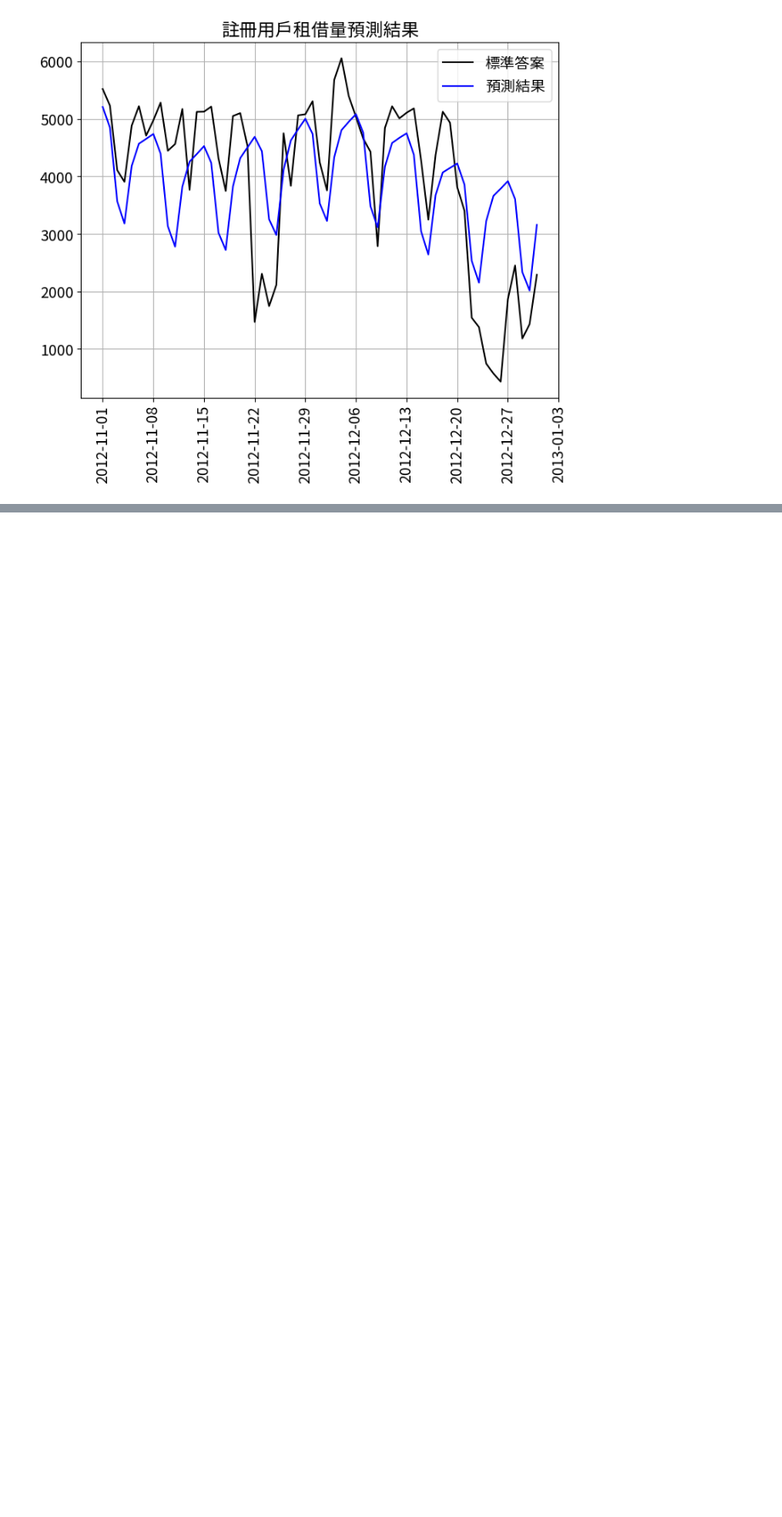
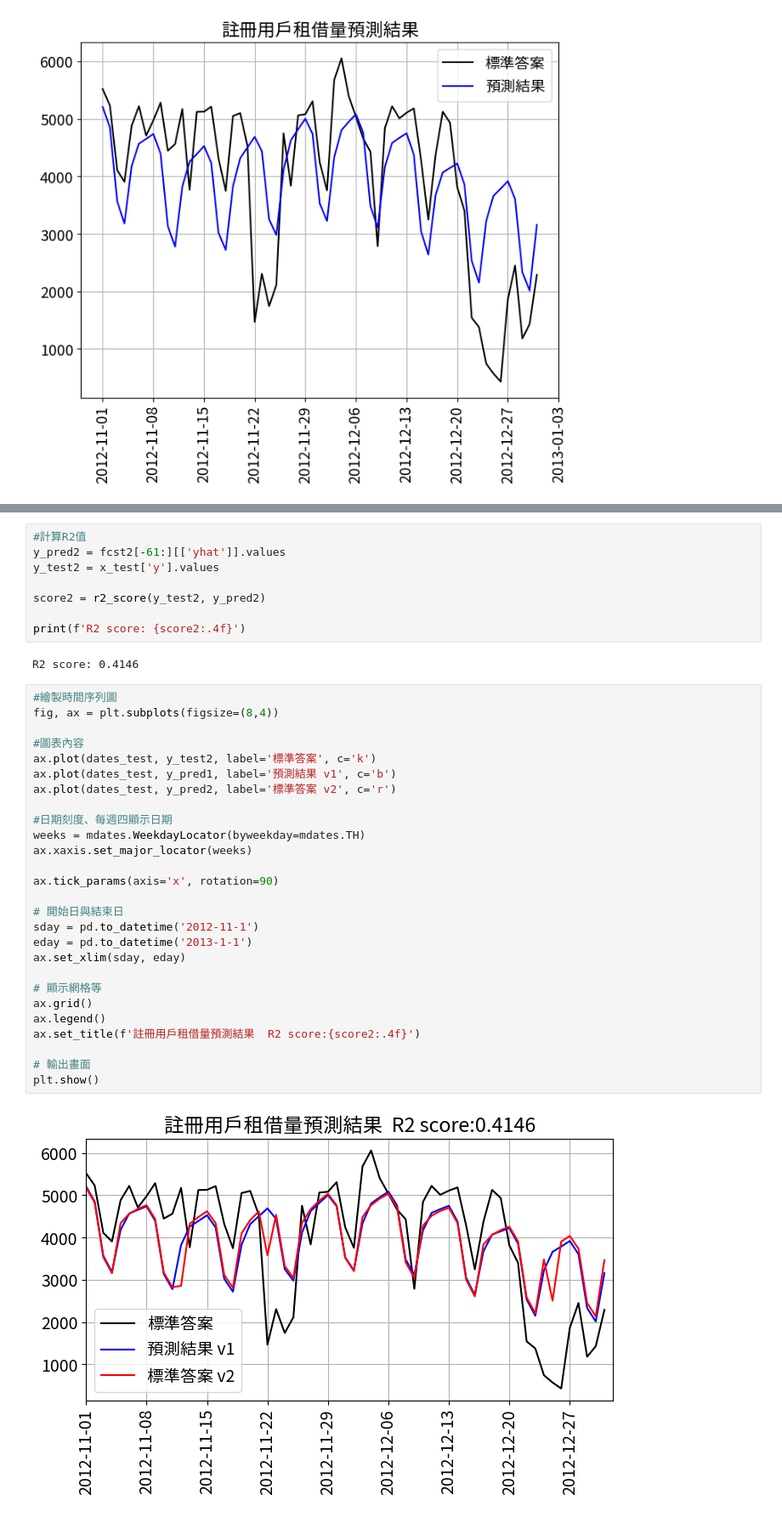
Before and after one commit to GaudiKao/learn-python-by-doing, a Jupyter notebook: Data_Structures&Alogrithms/季節週期性變化預測_時間序列.ipynb, the cells around one changed output, grey strips where cells are left out. Shown at 85% size. Saved outputs shown, nothing was run; the diff lists cells and outputs as text; blank space fills up the shorter version.

```diff
--- a/Data_Structures&Alogrithms/季節週期性變化預測_時間序列.ipynb
+++ b/Data_Structures&Alogrithms/季節週期性變化預測_時間序列.ipynb
@@ -263,0 +268,39 @@ plt.show()
+# %%
+#計算R2值
+y_pred2 = fcst2[-61:][['yhat']].values
+y_test2 = x_test['y'].values
+
+score2 = r2_score(y_test2, y_pred2)
+
+print(f'R2 score: {score2:.4f}')
+# %% [output]
+R2 score: 0.4146
+# %%
+#繪製時間序列圖
+fig, ax = plt.subplots(figsize=(8,4))
+
+#圖表內容
+ax.plot(dates_test, y_test2, label='標準答案', c='k')
+ax.plot(dates_test, y_pred1, label='預測結果 v1', c='b')
+ax.plot(dates_test, y_pred2, label='標準答案 v2', c='r')
+
+#日期刻度、每週四顯示日期
+weeks = mdates.WeekdayLocator(byweekday=mdates.TH)
+ax.xaxis.set_major_locator(weeks)
+
+ax.tick_params(axis='x', rotation=90)
+
+# 開始日與結束日
+sday = pd.to_datetime('2012-11-1')
+eday = pd.to_datetime('2013-1-1')
+ax.set_xlim(sday, eday)
+
+# 顯示網格等
+ax.grid()
+ax.legend()
+ax.set_title(f'註冊用戶租借量預測結果  R2 score:{score2:.4f}')
+
+# 輸出畫面
+plt.show()
+# %% [output]
+[figure, added]
```
Also changed, not shown: parts of 10 cells of this notebook.
